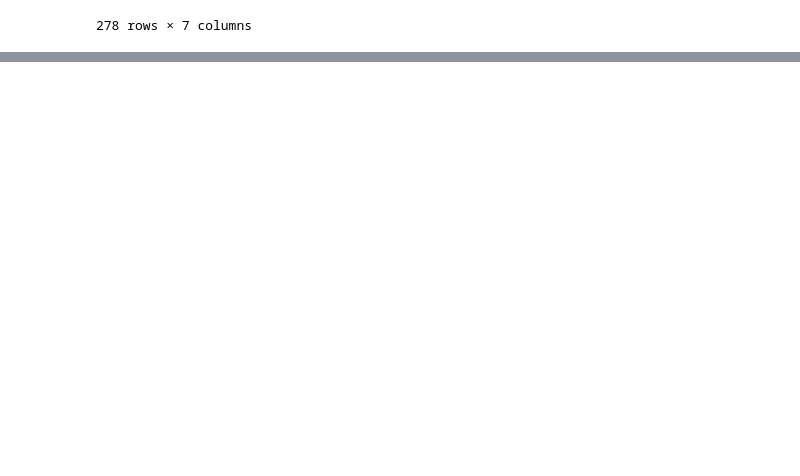
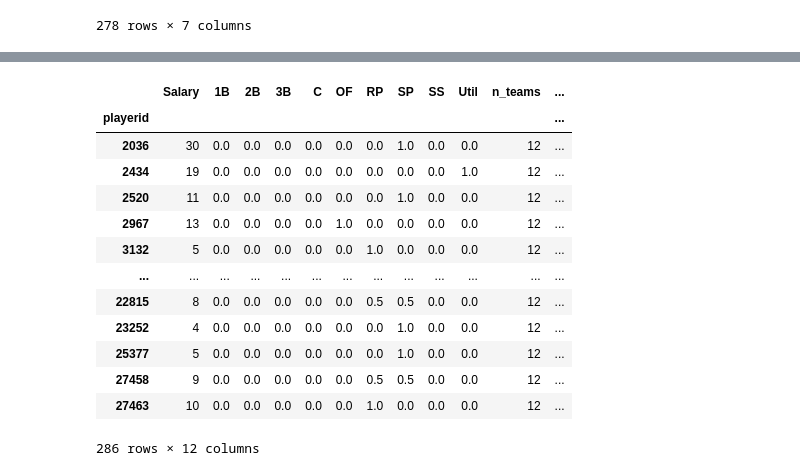
Before and after one commit to brendancooley/moonlight, a Jupyter notebook: _testing/testing.ipynb, the cells around one changed output, grey strips where cells are left out. Saved outputs shown, nothing was run; the diff lists cells and outputs as text; code cells hidden in the pictures; blank space fills up the shorter version.

```diff
--- a/_testing/testing.ipynb
+++ b/_testing/testing.ipynb
@@ -80,0 +145,19 @@ NameError: name 'datetime' is not defined
+# %%
+lsd.df.index[0] = lsd.df.index.levels[0].astype(int)
+# %%
+lsd.df
+# %% [output]
+|  | Salary | 1B | 2B | 3B | C | OF | RP | SP | SS | Util | n_teams | ... |
+| playerid |  |  |  |  |  |  |  |  |  |  |  | ... |
+| 2036 | 30 | 0.0 | 0.0 | 0.0 | 0.0 | 0.0 | 0.0 | 1.0 | 0.0 | 0.0 | 12 | ... |
+| 2434 | 19 | 0.0 | 0.0 | 0.0 | 0.0 | 0.0 | 0.0 | 0.0 | 0.0 | 1.0 | 12 | ... |
+| 2520 | 11 | 0.0 | 0.0 | 0.0 | 0.0 | 0.0 | 0.0 | 1.0 | 0.0 | 0.0 | 12 | ... |
+| 2967 | 13 | 0.0 | 0.0 | 0.0 | 0.0 | 1.0 | 0.0 | 0.0 | 0.0 | 0.0 | 12 | ... |
+| 3132 | 5 | 0.0 | 0.0 | 0.0 | 0.0 | 0.0 | 1.0 | 0.0 | 0.0 | 0.0 | 12 | ... |
+| ... | ... | ... | ... | ... | ... | ... | ... | ... | ... | ... | ... | ... |
+| 22815 | 8 | 0.0 | 0.0 | 0.0 | 0.0 | 0.0 | 0.5 | 0.5 | 0.0 | 0.0 | 12 | ... |
+| 23252 | 4 | 0.0 | 0.0 | 0.0 | 0.0 | 0.0 | 0.0 | 1.0 | 0.0 | 0.0 | 12 | ... |
+| 25377 | 5 | 0.0 | 0.0 | 0.0 | 0.0 | 0.0 | 0.0 | 1.0 | 0.0 | 0.0 | 12 | ... |
+| 27458 | 9 | 0.0 | 0.0 | 0.0 | 0.0 | 0.0 | 0.5 | 0.5 | 0.0 | 0.0 | 12 | ... |
+| 27463 | 10 | 0.0 | 0.0 | 0.0 | 0.0 | 0.0 | 1.0 | 0.0 | 0.0 | 0.0 | 12 | ... |
+286 rows × 12 columns
```
Also changed, not shown: parts of 15 cells of this notebook, 6 other files.
